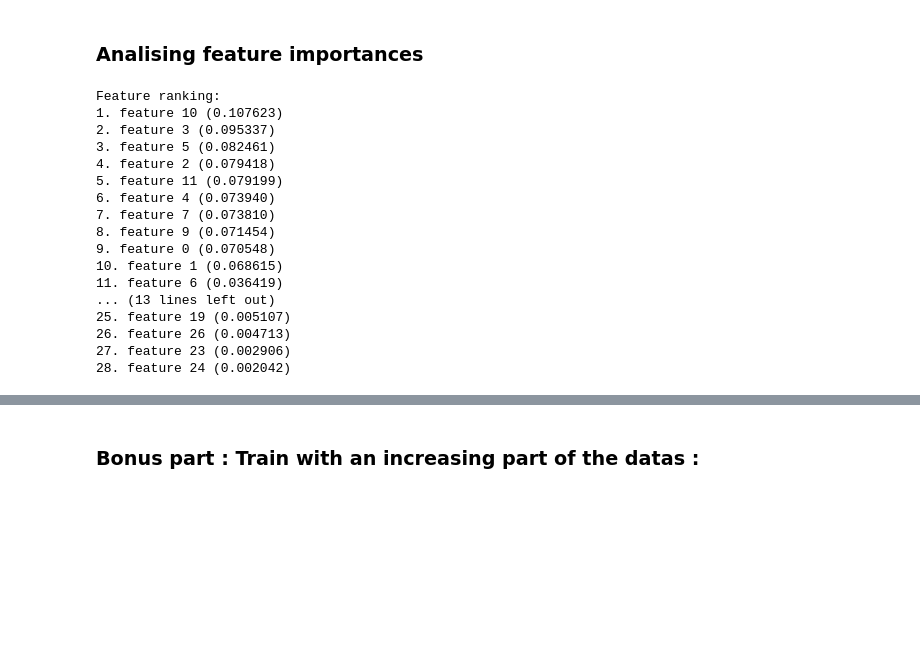
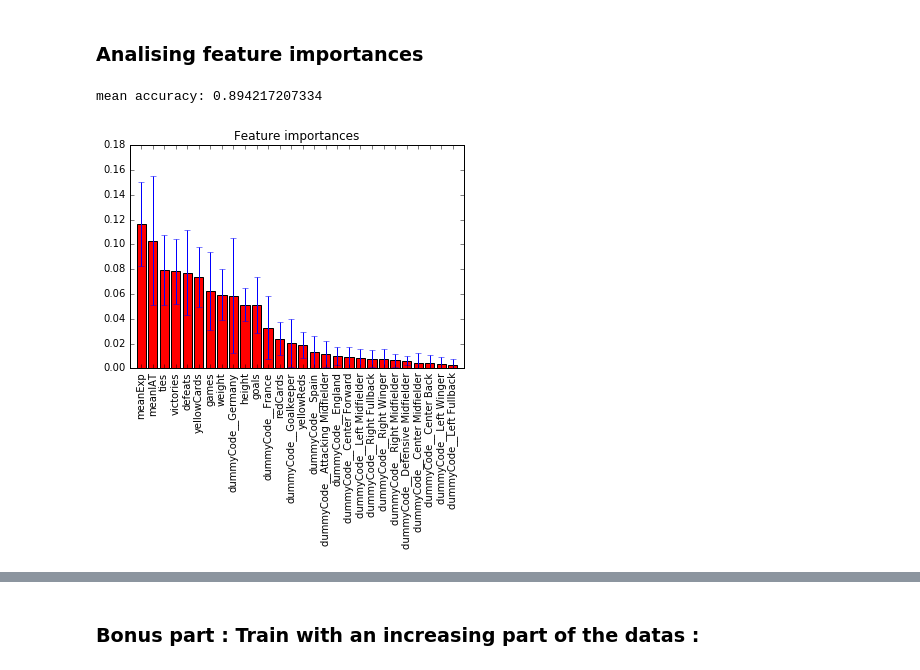
Before and after one commit to Symsystem/adaepflHomework, a Jupyter notebook: 04 - Applied ML/04 - Applied ML.ipynb, the cells around one changed output, grey strips where cells are left out. Saved outputs shown, nothing was run; the diff lists cells and outputs as text; code cells hidden in the pictures; blank space fills up the shorter version.

```diff
--- a/04 - Applied ML/04 - Applied ML.ipynb
+++ b/04 - Applied ML/04 - Applied ML.ipynb
@@ -267,36 +288,28 @@ According to the graphe to avoid overfitting we take max_depth = 15 and n_estima
 # %%
 # build a random forest and compute the feature importances
 optimal_n_estimators = 10
-optimal_max_depth = 15
+optimal_max_depth = 10
 
 clf = RandomForestClassifier(n_estimators=optimal_n_estimators, criterion='entropy', max_depth=optimal_max_depth)
 clf = clf.fit(X, Y)
 
 importances = clf.feature_importances_
 std = np.std([tree.feature_importances_ for tree in clf.estimators_], axis=0)
 indices = np.argsort(importances)[::-1]
 
-# print the feature ranking
-print("Feature ranking:")
+print('mean accuracy:', clf.score(X,Y))
 
-for f in range(X.shape[1]):
-    print("%d. feature %d (%f)" % (f + 1, indices[f], importances[indices[f]]))
+# plot the feature importances of the random forest
+plot_labels = X.columns[indices]
+
+plt.figure()
+plt.title("Feature importances")
+plt.bar(range(X.shape[1]), importances[indices], color="r", yerr=std[indices], align="center")
+plt.xticks(range(X.shape[1]), plot_labels, rotation='vertical')
+plt.xlim([-1, X.shape[1]])
+plt.ylim([0,0.18])
+plt.show()
 # %% [output]
-Feature ranking:
-1. feature 10 (0.107623)
-2. feature 3 (0.095337)
-3. feature 5 (0.082461)
-4. feature 2 (0.079418)
-5. feature 11 (0.079199)
-6. feature 4 (0.073940)
-7. feature 7 (0.073810)
-8. feature 9 (0.071454)
-9. feature 0 (0.070548)
-10. feature 1 (0.068615)
-11. feature 6 (0.036419)
-... (13 lines left out)
-25. feature 19 (0.005107)
-26. feature 26 (0.004713)
-27. feature 23 (0.002906)
-28. feature 24 (0.002042)
+mean accuracy: 0.894217207334
+[figure, added]
 # %%
```
Also changed, not shown: parts of 27 cells of this notebook.
